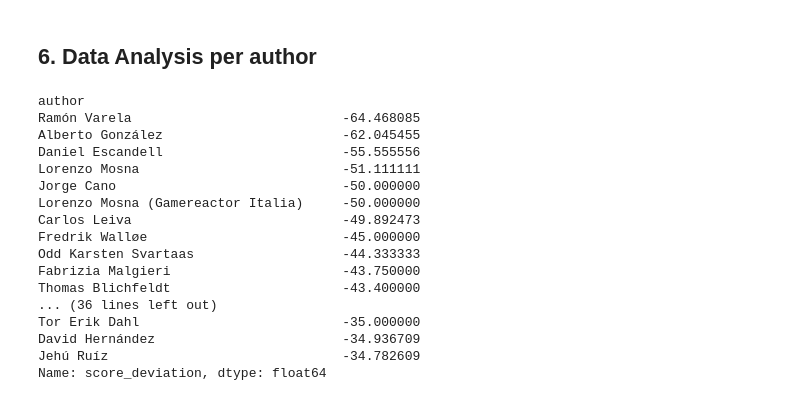
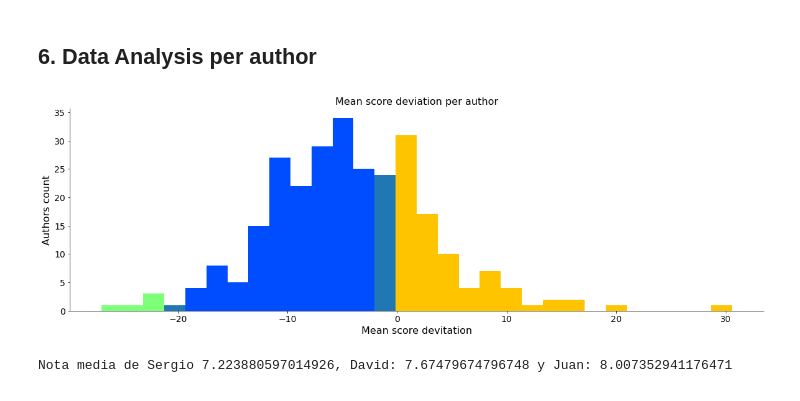
Before and after one commit to SergioFigue/the-critics-critique, a Jupyter notebook: notebooks/results_analysis.ipynb, the cells around one changed output. Cells and saved outputs as stored; diff of their text form; code cells hidden in the pictures.

```diff
--- a/notebooks/results_analysis.ipynb
+++ b/notebooks/results_analysis.ipynb
@@ -317,22 +350,2 @@ Name: score_deviation, dtype: float64
 # %% [markdown]
 ## 6. Data Analysis per author
-# %%
-scored_texts_analytics.groupby('author')['score_deviation'].min().sort_values(ascending=True).head(50)
-# %% [output]
-author
-Ramón Varela                           -64.468085
-Alberto González                       -62.045455
-Daniel Escandell                       -55.555556
-Lorenzo Mosna                          -51.111111
-Jorge Cano                             -50.000000
-Lorenzo Mosna (Gamereactor Italia)     -50.000000
-Carlos Leiva                           -49.892473
-Fredrik Walløe                         -45.000000
-Odd Karsten Svartaas                   -44.333333
-Fabrizia Malgieri                      -43.750000
-Thomas Blichfeldt                      -43.400000
-... (36 lines left out)
-Tor Erik Dahl                          -35.000000
-David Hernández                        -34.936709
-Jehú Ruíz                              -34.782609
-Name: score_deviation, dtype: float64
@@ -339,2 +354,36 @@ Name: score_deviation, dtype: float64
+# %%
+q_authors_filter = scored_texts_analytics.groupby('author').filter(lambda x: len(x) >= 3)
+# %%
+q_authors = q_authors_filter.groupby('author')['score_deviation'].mean()
+# %%
+fig, ax = plt.subplots(figsize=(20,6))
+
+N, bins, patches = plt.hist(q_authors, 30)
+
+cmap = plt.get_cmap('jet')
+low = cmap(0.5)
+medium =cmap(0.2)
+high = cmap(0.7)
+
+for i in range(0,3):
+    patches[i].set_facecolor(low)
+for i in range(4,13):
+    patches[i].set_facecolor(medium)
+for i in range(14,30):
+    patches[i].set_facecolor(high)
+
+plt.xlabel("Mean score devitation", fontsize=16)
+plt.ylabel("Authors count", fontsize=16)
+plt.xticks(fontsize=14)
+plt.yticks(fontsize=14)
+plt.title('Mean score deviation per author', fontsize=16)
+
+
+ax.spines["top"].set_visible(False)
+ax.spines["right"].set_visible(False)
+# %% [output]
+[figure, added]
 # %%
-print(f"Nota media de Sergio {scored_texts[scored_texts['author'].str.contains('Sergio Figueroa')]['score'].mean()}, David: {scored_texts[scored_texts['author'].str.contains('David Caballero')]['score'].mean()} y Juan : {scored_texts[scored_texts['author'].str.contains('Juan A. Fonseca')]['score'].mean()}")
+print(f"Nota media de Sergio {scored_texts_analytics[scored_texts_analytics['author'].str.contains('Sergio Figueroa')]['score'].mean()}, David: {scored_texts_analytics[scored_texts_analytics['author'].str.contains('David Caballero')]['score'].mean()} y Juan: {scored_texts_analytics[scored_texts_analytics['author'].str.contains('Juan A. Fonseca')]['score'].mean()}")
+# %% [output]
+Nota media de Sergio 7.223880597014926, David: 7.67479674796748 y Juan: 8.007352941176471
```
Also changed, not shown: parts of 18 cells of this notebook, 2 other files.
